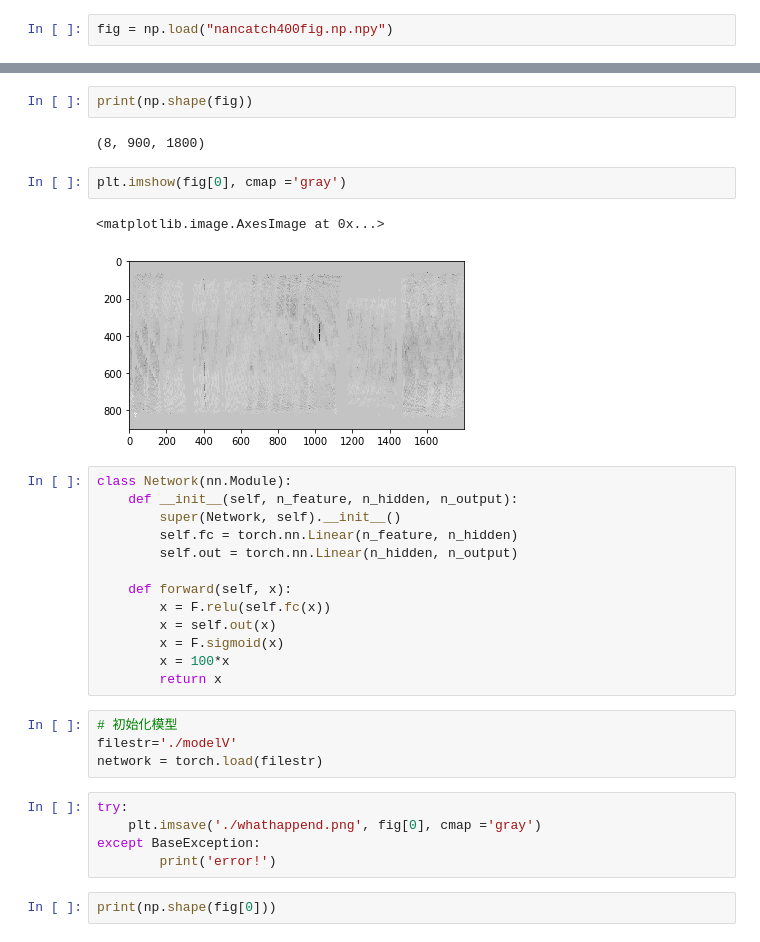
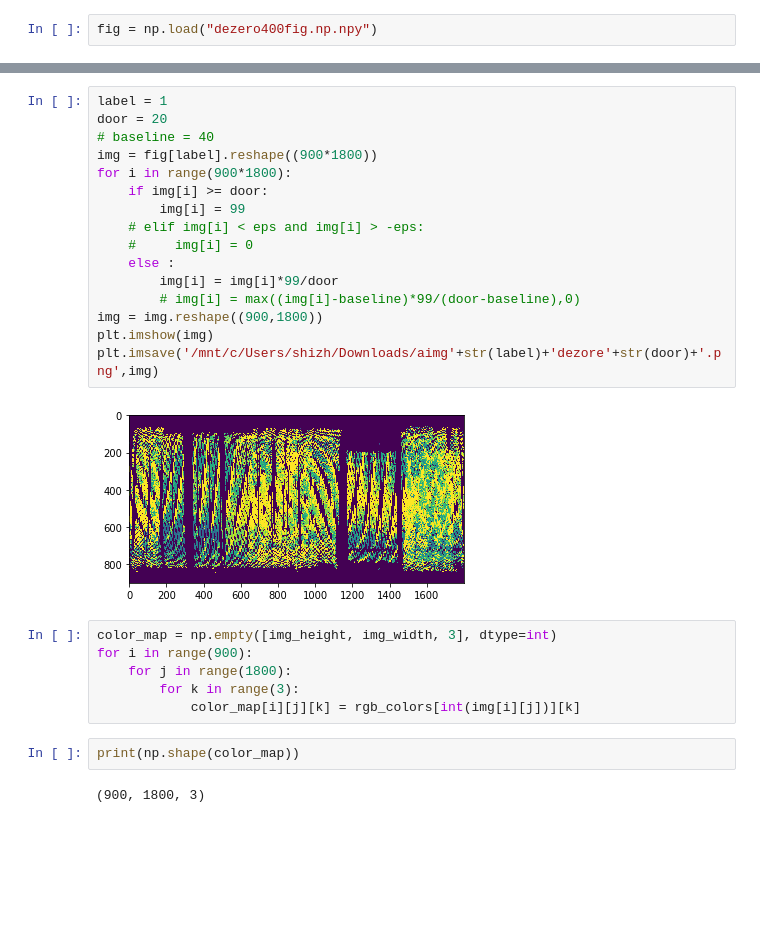
Before and after one commit to ShiZhuming/ChallengeCup, a Jupyter notebook: data/visualization.ipynb, the cells around one changed output, grey strips where cells are left out. Cells and saved outputs as stored; diff of their text form; blank space fills up the shorter version.

```diff
--- a/data/visualization.ipynb
+++ b/data/visualization.ipynb
@@ -13,2 +57,2 @@ import cv2
 # %%
-fig = np.load("nancatch400fig.np.npy")
+fig = np.load("dezero400fig.np.npy")
@@ -15,33 +71,28 @@ fig = np.load("nancatch400fig.np.npy")
+# %%
+label = 1
+door = 20
+# baseline = 40
+img = fig[label].reshape((900*1800))
+for i in range(900*1800):
+    if img[i] >= door:
+        img[i] = 99
+    # elif img[i] < eps and img[i] > -eps:
+    #     img[i] = 0
+    else :
+        img[i] = img[i]*99/door
+        # img[i] = max((img[i]-baseline)*99/(door-baseline),0)
+img = img.reshape((900,1800))
+plt.imshow(img)
+plt.imsave('/mnt/c/Users/shizh/Downloads/aimg'+str(label)+'dezore'+str(door)+'.png',img)
+# %% [output]
+[figure, added]
+# %%
+color_map = np.empty([img_height, img_width, 3], dtype=int)
+for i in range(900):
+    for j in range(1800):
+        for k in range(3):
+            color_map[i][j][k] = rgb_colors[int(img[i][j])][k]
 # %%
-print(np.shape(fig))
+print(np.shape(color_map))
 # %% [output]
-(8, 900, 1800)
+(900, 1800, 3)
-# %%
-plt.imshow(fig[0], cmap ='gray')
-# %% [output]
-<matplotlib.image.AxesImage at 0x...>
-[figure, removed]
-# %%
-class Network(nn.Module):
-    def __init__(self, n_feature, n_hidden, n_output):
-        super(Network, self).__init__()
-        self.fc = torch.nn.Linear(n_feature, n_hidden)
-        self.out = torch.nn.Linear(n_hidden, n_output)
-
-    def forward(self, x):
-        x = F.relu(self.fc(x))
-        x = self.out(x)
-        x = F.sigmoid(x)
-        x = 100*x
-        return x
-# %%
-# 初始化模型
-filestr='./modelV'
-network = torch.load(filestr)
-# %%
-try:
-    plt.imsave('./whathappend.png', fig[0], cmap ='gray')
-except BaseException:
-        print('error!')
-# %%
-print(np.shape(fig[0]))
```
Also changed, not shown: parts of 18 cells of this notebook, 2 other files.
